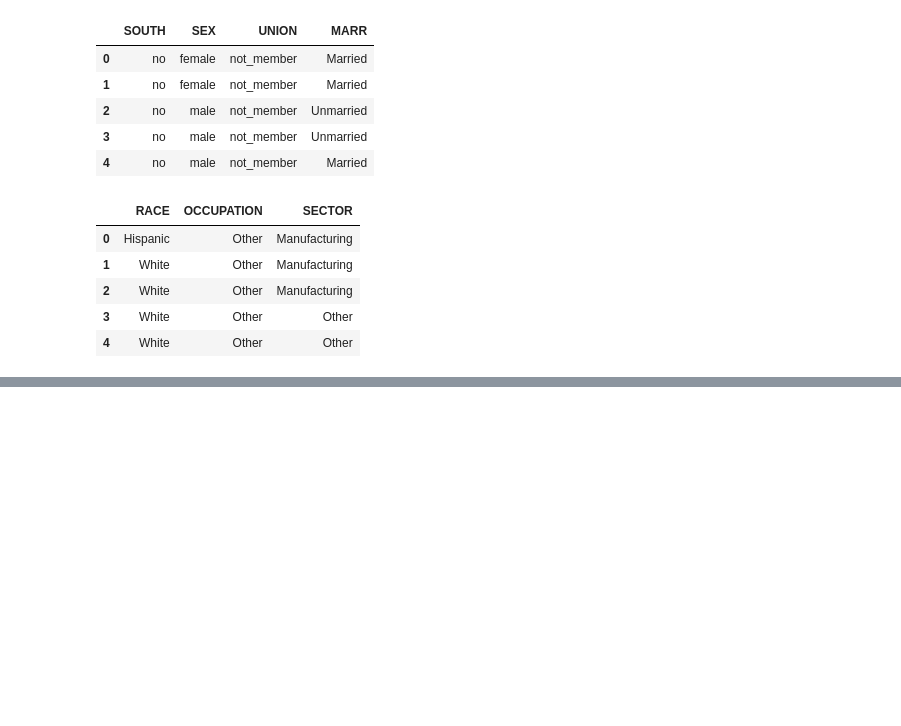
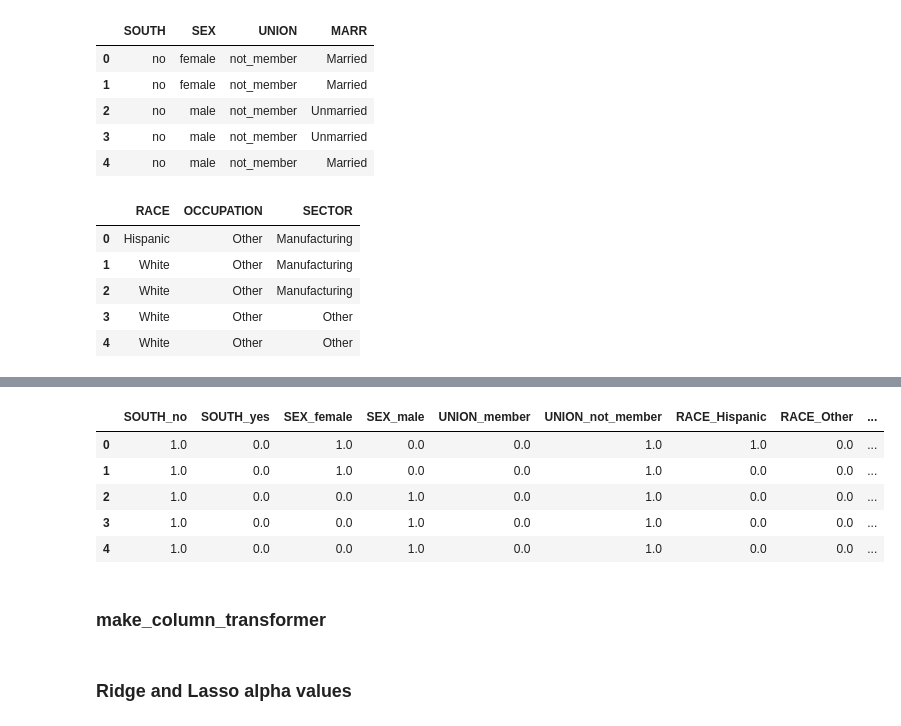
Before and after one commit to lis497/UCBerkeley-Haas-ML, a Jupyter notebook: M9/M9_TryIt2_Predicting_Wages1.ipynb, the cells around one changed output, grey strips where cells are left out. Cells and saved outputs as stored; diff of their text form; code cells hidden in the pictures; blank space fills up the shorter version.

```diff
--- a/M9/M9_TryIt2_Predicting_Wages1.ipynb
+++ b/M9/M9_TryIt2_Predicting_Wages1.ipynb
@@ -139,0 +170,4 @@ df_multi.head()
+# %%
+encoder = OneHotEncoder(sparse_output = False)
+encoded = encoder.fit_transform(df_obj)
+encoded
@@ -139,0 +182,12 @@ df_multi.head()
+# %%
+df_encoded = pd.DataFrame(encoded, columns = encoder.get_feature_names_out(['SOUTH','SEX','UNION','RACE','OCCUPATION','SECTOR','MARR']))
+df_encoded.head()
+# %% [output]
+|  | SOUTH_no | SOUTH_yes | SEX_female | SEX_male | UNION_member | UNION_not_member | RACE_Hispanic | RACE_Other | ... |
+| 0 | 1.0 | 0.0 | 1.0 | 0.0 | 0.0 | 1.0 | 1.0 | 0.0 | ... |
+| 1 | 1.0 | 0.0 | 1.0 | 0.0 | 0.0 | 1.0 | 0.0 | 0.0 | ... |
+| 2 | 1.0 | 0.0 | 0.0 | 1.0 | 0.0 | 1.0 | 0.0 | 0.0 | ... |
+| 3 | 1.0 | 0.0 | 0.0 | 1.0 | 0.0 | 1.0 | 0.0 | 0.0 | ... |
+| 4 | 1.0 | 0.0 | 0.0 | 1.0 | 0.0 | 1.0 | 0.0 | 0.0 | ... |
+# %% [markdown]
+### make_column_transformer
@@ -139,0 +200,2 @@ df_multi.head()
+# %% [markdown]
+### Ridge and Lasso alpha values
```
Also changed, not shown: parts of 35 cells of this notebook.
